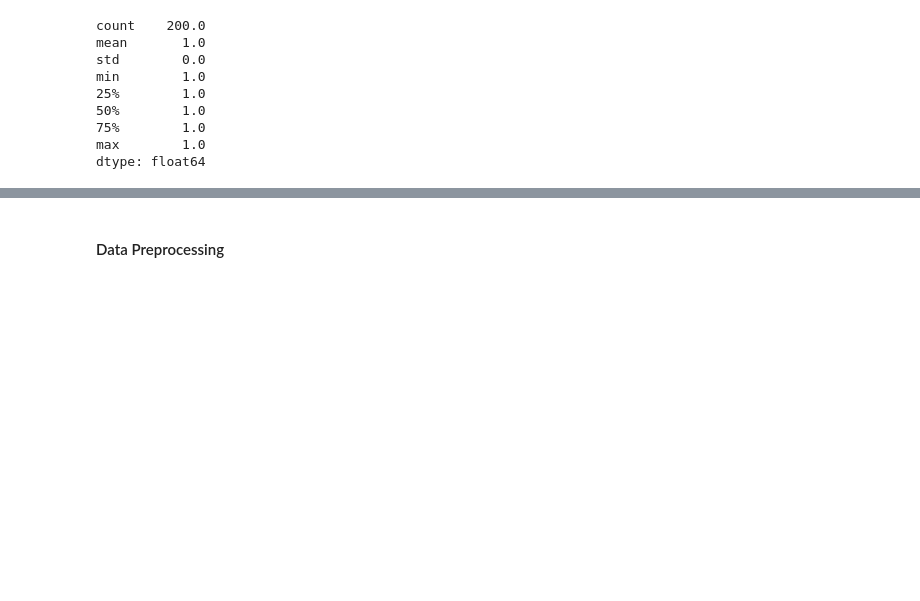
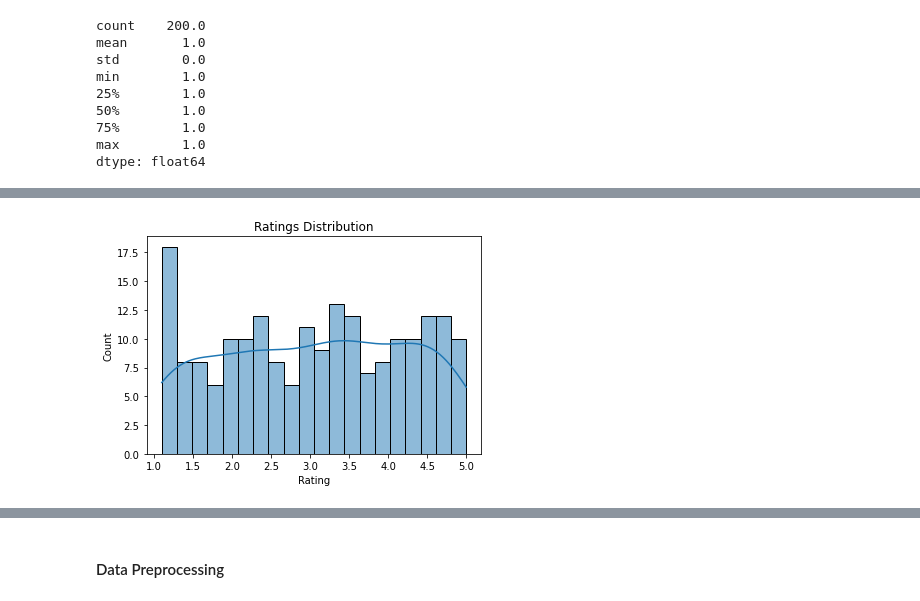
Before and after one commit to malvemithesh3/Product_Recommendation_system, a Jupyter notebook: Product_Recommendation_system.ipynb, the cells around one changed output, grey strips where cells are left out. Cells and saved outputs as stored; diff of their text form; code cells hidden in the pictures; blank space fills up the shorter version.

```diff
--- a/Product_Recommendation_system.ipynb
+++ b/Product_Recommendation_system.ipynb
@@ -79,0 +91,6 @@ dtype: float64
+# %%
+sns.histplot(df['Rating'], bins=20, kde=True)
+plt.title('Ratings Distribution')
+plt.show()
+# %% [output]
+[figure, added]
```
Also changed, not shown: parts of 5 cells of this notebook.
